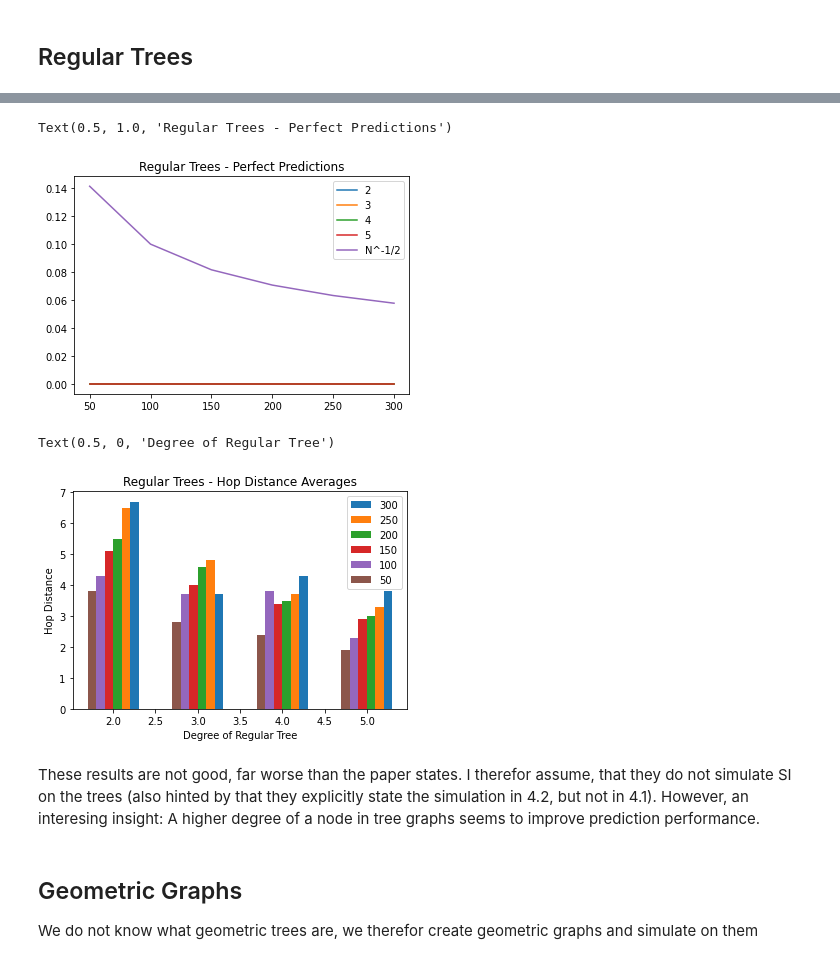
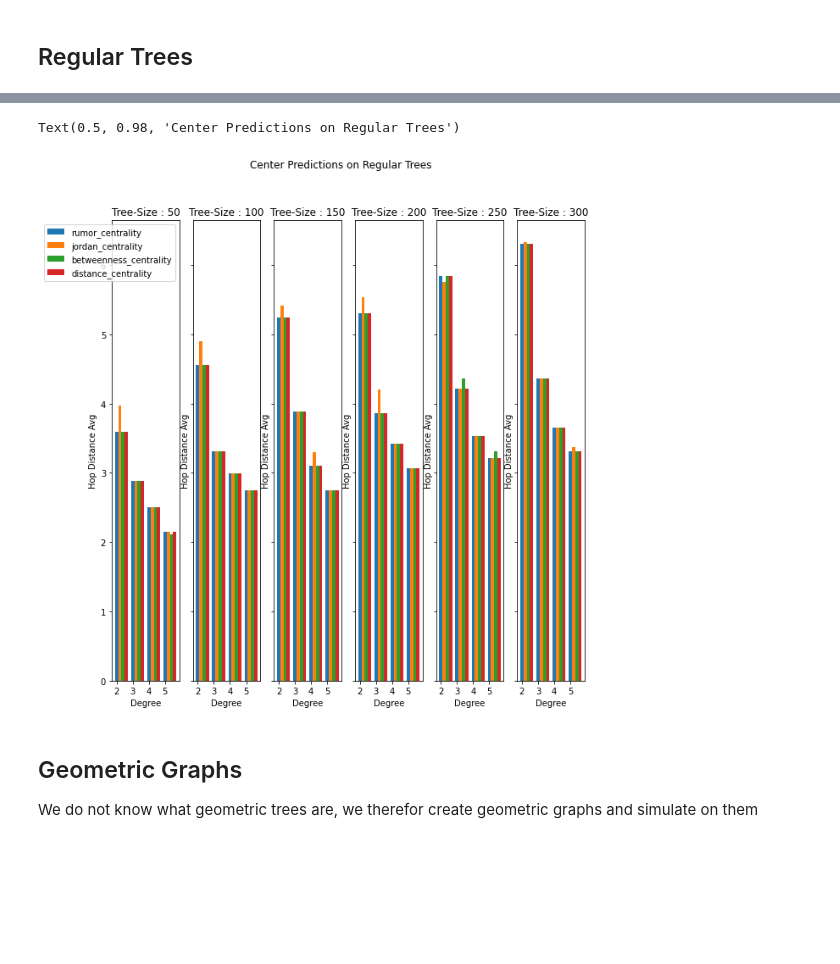
Before and after one commit to Paulpanther/info-flow, a Jupyter notebook: Reproduce Paper Results.ipynb, the cells around one changed output, grey strips where cells are left out. Drawn from its saved outputs; the diff is of its cells as text; code cells hidden in the pictures; blank space fills up the shorter version.

Commit message:
Added reproduced simulations, avg degree assumption experiment

```diff
--- a/Reproduce Paper Results.ipynb
+++ b/Reproduce Paper Results.ipynb
@@ -75,12 +105,0 @@ perfect_predictions = list(map(lambda x: (x[0], x[1], x[2].count(0)), results))
-# %%
-import matplotlib.pyplot as plt
-
-for d in degrees:
-    plt.plot(sizes, [l[2] / samples for l in perfect_predictions if l[0] == d], label=d)
-
-plt.plot(sizes, list(map(lambda x: x**-(1/2), sizes)), label="N^-1/2")
-plt.legend()
-plt.title("Regular Trees - Perfect Predictions")
-# %% [output]
-Text(0.5, 1.0, 'Regular Trees - Perfect Predictions')
-[figure, removed]
@@ -86,0 +117,19 @@ Text(0.5, 1.0, 'Regular Trees - Perfect Predictions')
+# %%
+# Regular Trees - Hop Distances per degree and size
+import matplotlib.pyplot as plt
+import numpy as np
+
+
+def _map_to_averages(result_tuple):
+    degree, size, results = result_tuple
+    sums = dict.fromkeys(results[0].keys(), 0)
+    for e in results:
+        for k, v in e.items():
+            sums[k] = sums.get(k, 0) + v
+    averages = dict(map(lambda i: (i[0], i[1] / samples), sums.items()))
+    return (degree, size, averages)
+# Map to averages
+averages = list(map(
+    _map_to_averages,
+    results,
+))
@@ -87,19 +162,27 @@ Text(0.5, 1.0, 'Regular Trees - Perfect Predictions')
 # %%
-import matplotlib.pyplot as plt
-import numpy as np
+fig, axes = plt.subplots(1, 6, sharey=True, figsize=(10,10))
 
-for i, s in enumerate(reversed(sizes)):
-    plt.bar(np.array(degrees) - 0.1 * i + 0.25, [sum(l[2])/len(l[2]) for l in results if l[1] == s], label=s, width=.1)
+for i, size in enumerate(sizes):
+    ax = axes[i]
+    f = [(_degree, _freq) for _degree, _size, _freq in averages if size == _size]
+    for j, metric in enumerate(metrics.keys()):
+        x = [_freq[metric] for _degree, _freq in f]
+        ax.bar(
+            np.array(degrees) + j * 0.2,
+            [_freq[metric] for _degree, _freq in f],
+            label=metric,
+            width=0.2,
+        )
+    ax.set_title(f"Tree-Size : {size}")
+    ax.set_xlabel("Degree")
+    ax.set_ylabel("Hop Distance Avg")
 
-plt.legend()
-plt.title("Regular Trees - Hop Distance Averages")
-plt.ylabel("Hop Distance")
-plt.xlabel("Degree of Regular Tree")
+    ax.set_xticks(np.array(degrees))
+axes[0].legend()
+fig.suptitle("Center Predictions on Regular Trees")
 # %% [output]
-Text(0.5, 0, 'Degree of Regular Tree')
+Text(0.5, 0.98, 'Center Predictions on Regular Trees')
-[figure, old version]
+[figure, new version]
-# %% [markdown]
-These results are not good, far worse than the paper states. I therefor assume, that they do not simulate SI on the trees (also hinted by that they explicitly state the simulation in 4.2, but not in 4.1). However, an interesing insight: A higher degree of a node in tree graphs seems to improve prediction performance.
 # %% [markdown]
 ## Geometric Graphs
 We do not know what geometric trees are, we therefor create geometric graphs and simulate on them
```
Also changed, not shown: parts of 38 cells of this notebook.
